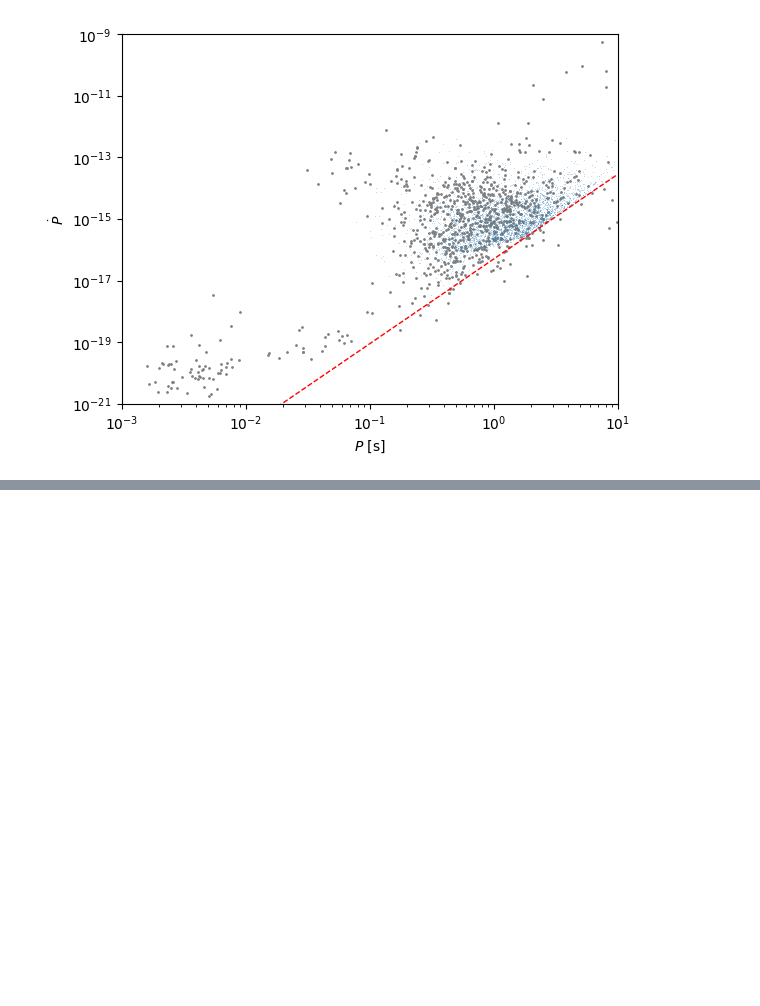
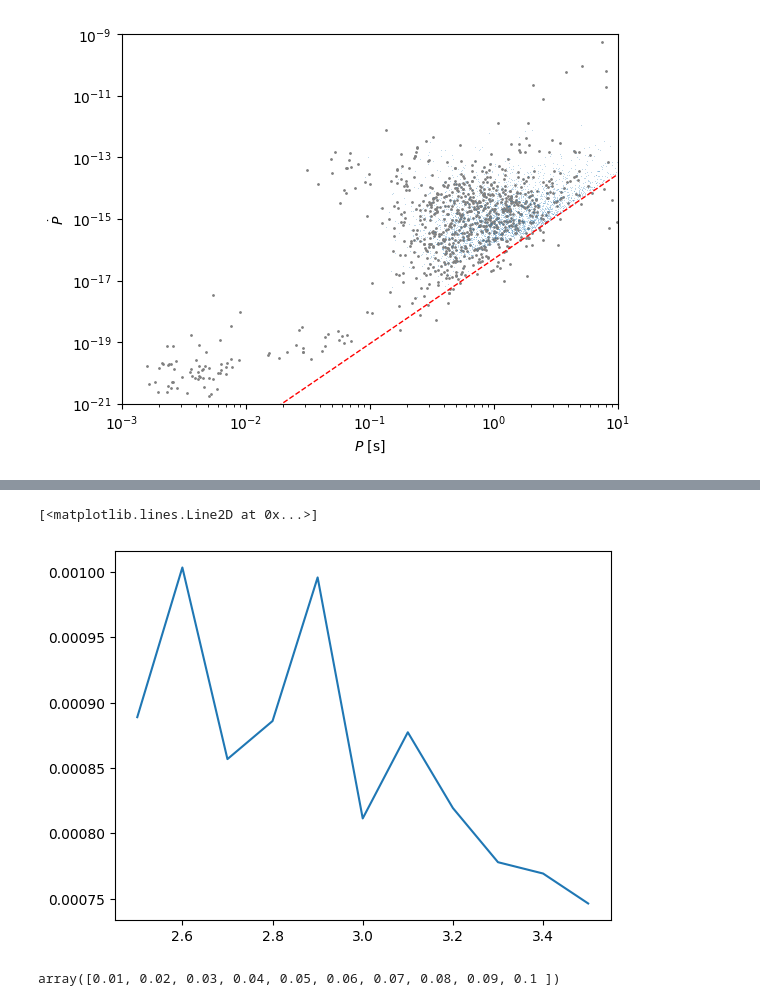
Before and after one commit to haykh/psr-evolve, a Jupyter notebook: pop-synthesis.ipynb, the cells around one changed output, grey strips where cells are left out. Saved outputs shown, nothing was run; the diff lists cells and outputs as text; code cells hidden in the pictures; blank space fills up the shorter version.

Commit message:
basic pulsar comparison

```diff
--- a/pop-synthesis.ipynb
+++ b/pop-synthesis.ipynb
@@ -94,7 +94,7 @@ real_pulsars_Pdot = np.array(catalog["P1"], dtype=float)
 mask = (
     ~np.isnan(real_pulsars_P)
     & ~np.isnan(real_pulsars_Pdot)
-    & ~np.isnan(real_pulsars_Dist)
+    # & ~np.isnan(real_pulsars_Dist)
     & (real_pulsars_P > 0)
     & (real_pulsars_Pdot > 0)
     # & (real_pulsars_Dist > 0)
@@ -121,0 +126,34 @@ np.float64(0.0011226757928086792)
+# %%
+n_values = np.linspace(2.5,3.5, 11)
+sample_distance_n = []
+
+for n in n_values:
+    print("pulsars with n=", n)
+
+    pulsars = Simulate_Evolution(
+        birth_rate=0.2 / 100,
+        total_time=1e8,
+        nbraking=n,
+        beta=0.05,
+    )
+
+    detected_pulsars = pulsars.select(Detectable_Geometric).select(Detectable_Radioflux)
+
+    real_pulsars = np.array(
+        [
+            np.log(real_pulsars_P[mask]),
+            np.log(real_pulsars_Pdot[mask]),
+            # real_pulsars_Dist[mask],
+        ]
+    ).T
+    synthetic_pulsars = np.array(
+        [
+            np.log(detected_pulsars.Ps),
+            np.log(detected_pulsars.Pdots),
+            # detectable_pulsars.distances,
+        ]
+    ).T
+
+    d = SampleDistance(real_pulsars, synthetic_pulsars)
+    print(d)
+    sample_distance_n.append(d)
@@ -121,0 +192,9 @@ np.float64(0.0011226757928086792)
+# %%
+plt.plot(n_values, sample_distance_n)
+# %% [output]
+[<matplotlib.lines.Line2D at 0x...>]
+[figure, added]
+# %%
+np.linspace(0.01,0.1, 10)
+# %% [output]
+array([0.01, 0.02, 0.03, 0.04, 0.05, 0.06, 0.07, 0.08, 0.09, 0.1 ])
```
Also changed, not shown: parts of 6 cells of this notebook.
